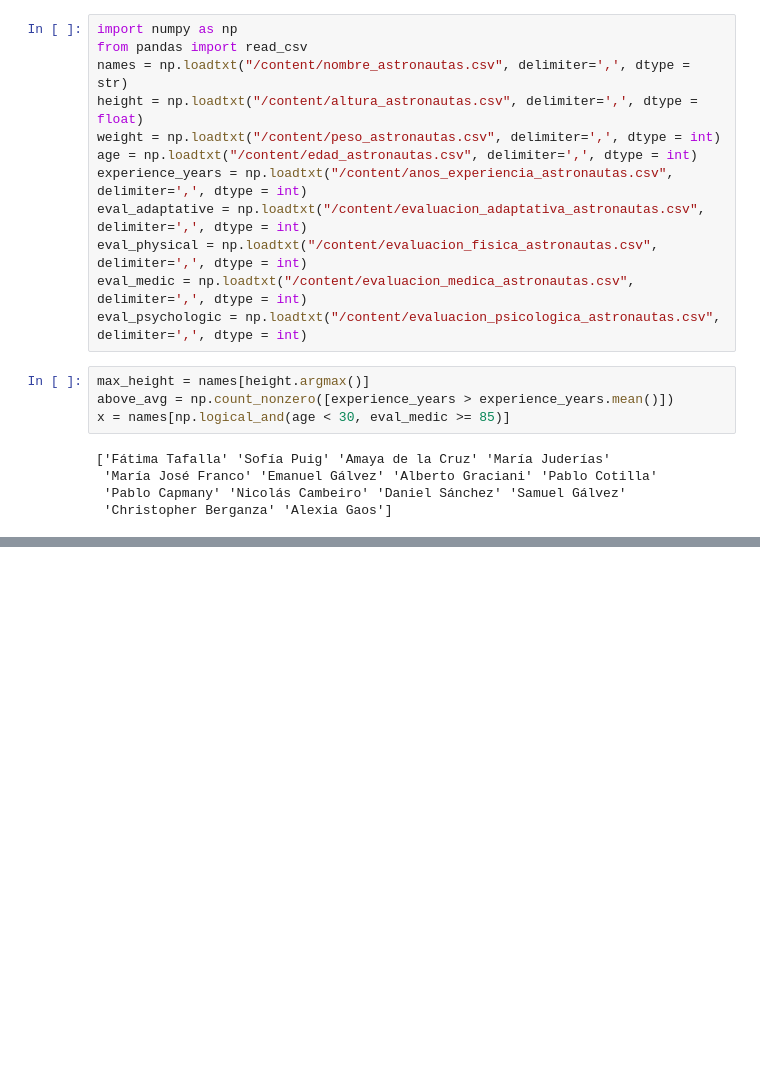
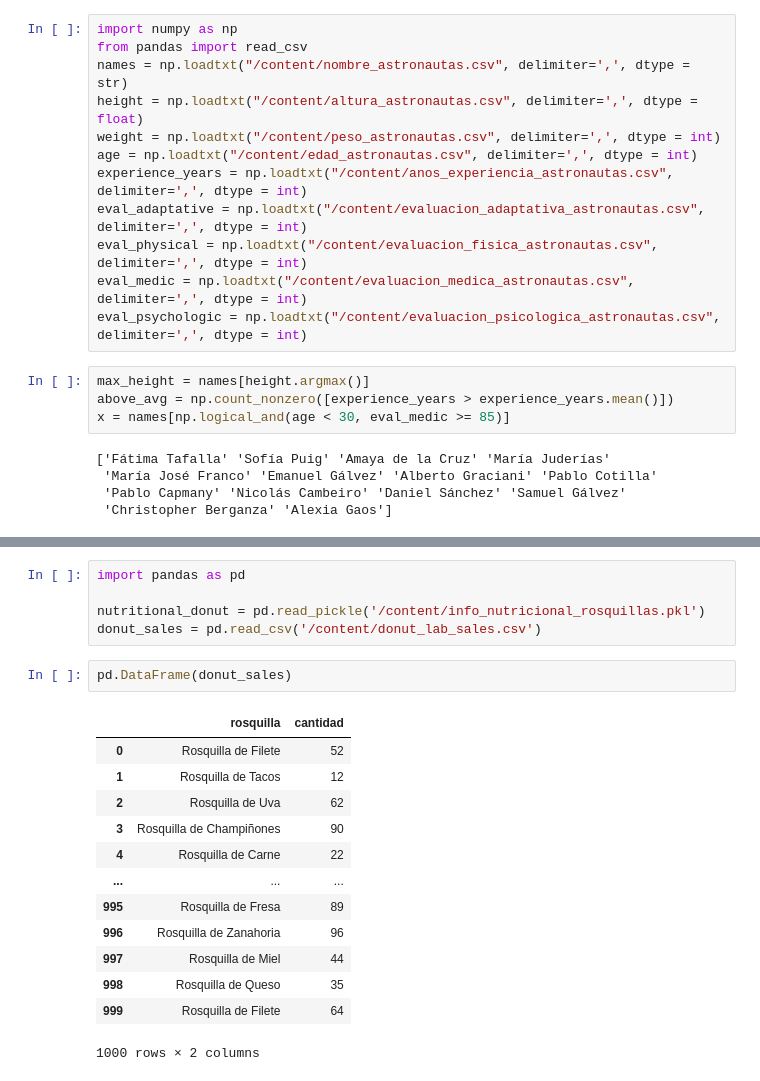
Before and after one commit to zoociego/desafiolatam, a Jupyter notebook: EjerciciosDePracticaModulo2.ipynb, the cells around one changed output, grey strips where cells are left out. Cells and saved outputs as stored; diff of their text form; blank space fills up the shorter version.

```diff
--- a/EjerciciosDePracticaModulo2.ipynb
+++ b/EjerciciosDePracticaModulo2.ipynb
@@ -35,0 +38,21 @@ x = names[np.logical_and(age < 30, eval_medic >= 85)]
+# %%
+import pandas as pd
+
+nutritional_donut = pd.read_pickle('/content/info_nutricional_rosquillas.pkl')
+donut_sales = pd.read_csv('/content/donut_lab_sales.csv')
+# %%
+pd.DataFrame(donut_sales)
+# %% [output]
+|  | rosquilla | cantidad |
+| 0 | Rosquilla de Filete | 52 |
+| 1 | Rosquilla de Tacos | 12 |
+| 2 | Rosquilla de Uva | 62 |
+| 3 | Rosquilla de Champiñones | 90 |
+| 4 | Rosquilla de Carne | 22 |
+| ... | ... | ... |
+| 995 | Rosquilla de Fresa | 89 |
+| 996 | Rosquilla de Zanahoria | 96 |
+| 997 | Rosquilla de Miel | 44 |
+| 998 | Rosquilla de Queso | 35 |
+| 999 | Rosquilla de Filete | 64 |
+1000 rows × 2 columns
```
Also changed, not shown: parts of 2 cells of this notebook.
